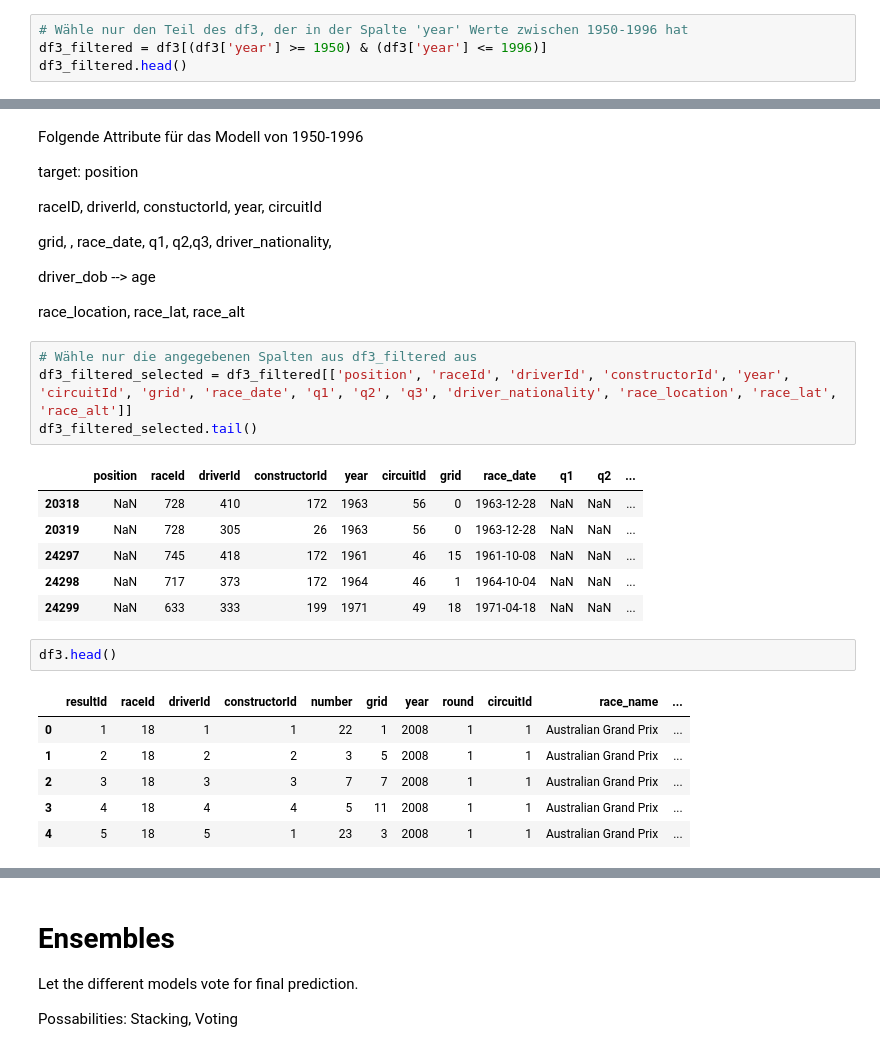
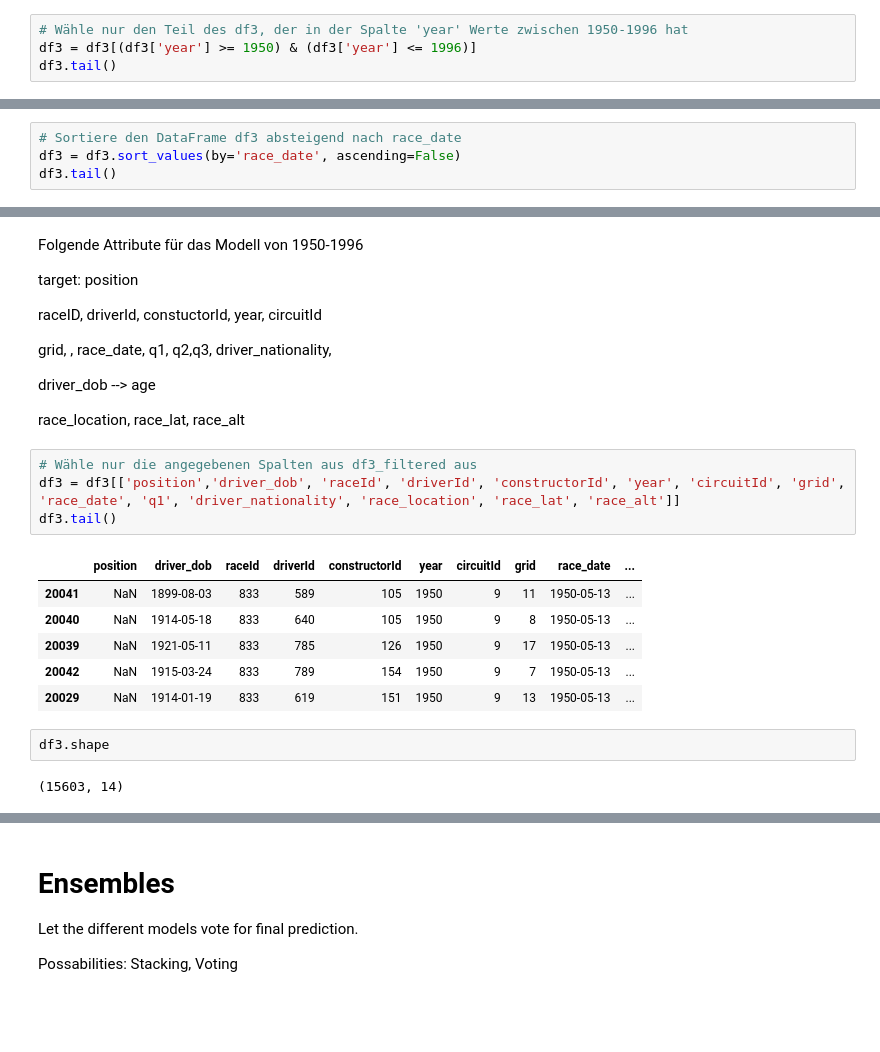
Before and after one commit to fengelnsbauer/ie500-data-mining-group7, a Jupyter notebook: src/model_learning.ipynb, the cells around one changed output, grey strips where cells are left out. Drawn from its saved outputs; the diff is of its cells as text; blank space fills up the shorter version.

```diff
--- a/src/model_learning.ipynb
+++ b/src/model_learning.ipynb
@@ -537,6 +786,6 @@ df3 = pd.read_csv('../data/processed/export_v1.csv') #Daten von 1950-2024
 # %%
 # Wähle nur den Teil des df3, der in der Spalte 'year' Werte zwischen 1950-1996 hat
-df3_filtered = df3[(df3['year'] >= 1950) & (df3['year'] <= 1996)]
-df3_filtered.head()
+df3 = df3[(df3['year'] >= 1950) & (df3['year'] <= 1996)]
+df3.tail()
 # %% [output]
 |  | resultId | raceId | driverId | constructorId | number | grid | year | round | circuitId | race_name | ... |
@@ -547,0 +797,4 @@ df3_filtered.head()
+# %%
+# Sortiere den DataFrame df3 absteigend nach race_date
+df3 = df3.sort_values(by='race_date', ascending=False)
+df3.tail()
@@ -559,21 +819,16 @@ driver_dob --> age
 race_location, race_lat, race_alt
 # %%
 # Wähle nur die angegebenen Spalten aus df3_filtered aus
-df3_filtered_selected = df3_filtered[['position', 'raceId', 'driverId', 'constructorId', 'year', 'circuitId', 'grid', 'race_date', 'q1', 'q2', 'q3', 'driver_nationality', 'race_location', 'race_lat', 'race_alt']]
-df3_filtered_selected.tail()
+df3 = df3[['position','driver_dob', 'raceId', 'driverId', 'constructorId', 'year', 'circuitId', 'grid', 'race_date', 'q1', 'driver_nationality', 'race_location', 'race_lat', 'race_alt']]
+df3.tail()
 # %% [output]
-|  | position | raceId | driverId | constructorId | year | circuitId | grid | race_date | q1 | q2 | ... |
-| 20318 | NaN | 728 | 410 | 172 | 1963 | 56 | 0 | 1963-12-28 | NaN | NaN | ... |
-| 20319 | NaN | 728 | 305 | 26 | 1963 | 56 | 0 | 1963-12-28 | NaN | NaN | ... |
-| 24297 | NaN | 745 | 418 | 172 | 1961 | 46 | 15 | 1961-10-08 | NaN | NaN | ... |
-| 24298 | NaN | 717 | 373 | 172 | 1964 | 46 | 1 | 1964-10-04 | NaN | NaN | ... |
-| 24299 | NaN | 633 | 333 | 199 | 1971 | 49 | 18 | 1971-04-18 | NaN | NaN | ... |
+|  | position | driver_dob | raceId | driverId | constructorId | year | circuitId | grid | race_date | ... |
+| 20041 | NaN | 1899-08-03 | 833 | 589 | 105 | 1950 | 9 | 11 | 1950-05-13 | ... |
+| 20040 | NaN | 1914-05-18 | 833 | 640 | 105 | 1950 | 9 | 8 | 1950-05-13 | ... |
+| 20039 | NaN | 1921-05-11 | 833 | 785 | 126 | 1950 | 9 | 17 | 1950-05-13 | ... |
+| 20042 | NaN | 1915-03-24 | 833 | 789 | 154 | 1950 | 9 | 7 | 1950-05-13 | ... |
+| 20029 | NaN | 1914-01-19 | 833 | 619 | 151 | 1950 | 9 | 13 | 1950-05-13 | ... |
 # %%
-df3.head()
+df3.shape
 # %% [output]
-|  | resultId | raceId | driverId | constructorId | number | grid | year | round | circuitId | race_name | ... |
-| 0 | 1 | 18 | 1 | 1 | 22 | 1 | 2008 | 1 | 1 | Australian Grand Prix | ... |
-| 1 | 2 | 18 | 2 | 2 | 3 | 5 | 2008 | 1 | 1 | Australian Grand Prix | ... |
-| 2 | 3 | 18 | 3 | 3 | 7 | 7 | 2008 | 1 | 1 | Australian Grand Prix | ... |
-| 3 | 4 | 18 | 4 | 4 | 5 | 11 | 2008 | 1 | 1 | Australian Grand Prix | ... |
-| 4 | 5 | 18 | 5 | 1 | 23 | 3 | 2008 | 1 | 1 | Australian Grand Prix | ... |
+(15603, 14)
```
Also changed, not shown: parts of 34 cells of this notebook.
